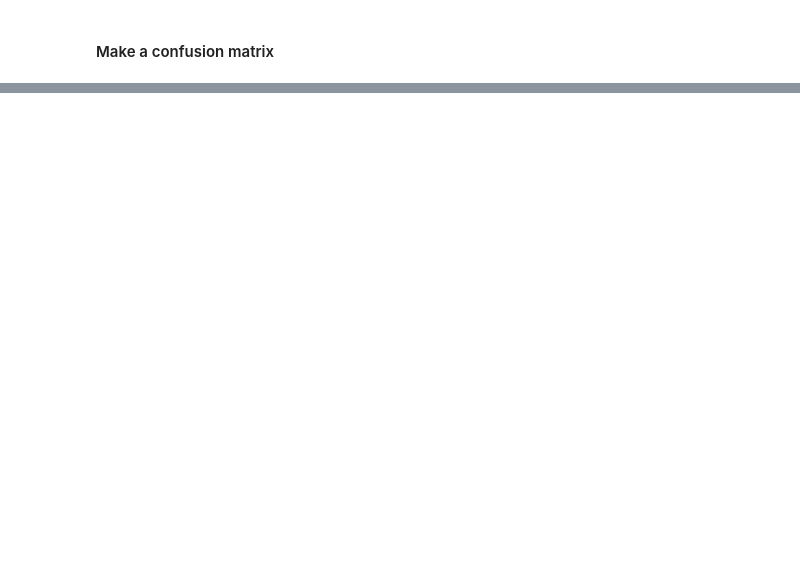
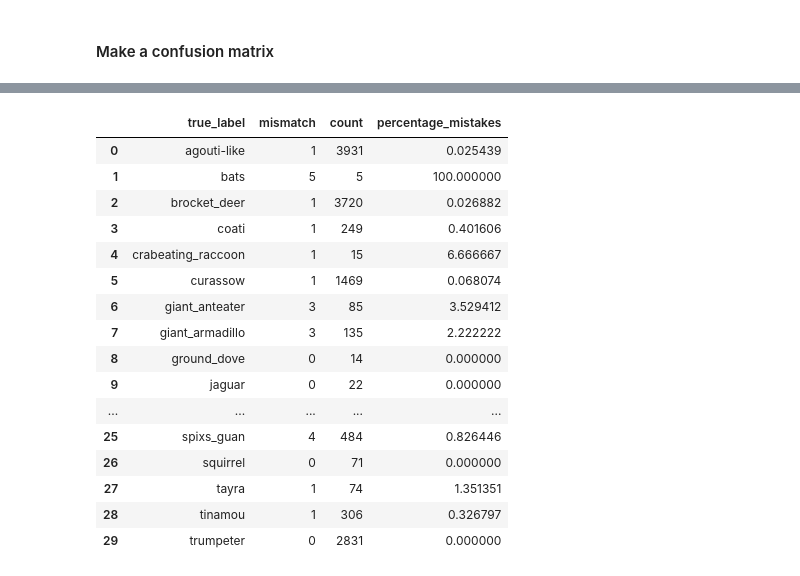
Before and after one commit to ThomasLuypaert/ABC_expeditions_classifier, a Jupyter notebook: notebooks/Model_inference.ipynb, the cells around one changed output, grey strips where cells are left out. Saved outputs shown, nothing was run; the diff lists cells and outputs as text; code cells hidden in the pictures; blank space fills up the shorter version.

```diff
--- a/notebooks/Model_inference.ipynb
+++ b/notebooks/Model_inference.ipynb
@@ -179,0 +255,38 @@ plt.show()
+# %%
+import pandas as pd
+import seaborn as sns
+import numpy as np
+import matplotlib.pyplot as plt
+import colorcet as cc
+
+n_annotations = df_summary_train['true_labels_full'].value_counts()
+
+mismatches_df = pd.DataFrame({"true_label":df_summary_train['true_labels_full'],
+                              "mismatch":(df_summary_train['pred_labels_full'] != df_summary_train['true_labels_full'])})
+
+
+mismatches_df = pd.merge(mismatches_df.groupby("true_label").sum().reset_index("true_label"),
+                        mismatches_df["true_label"].value_counts().reset_index("true_label"),
+                        on='true_label')
+
+mismatches_df["percentage_mistakes"] = (mismatches_df["mismatch"] / mismatches_df["count"])*100
+
+mismatches_df
+# %% [output]
+|  | true_label | mismatch | count | percentage_mistakes |
+| 0 | agouti-like | 1 | 3931 | 0.025439 |
+| 1 | bats | 5 | 5 | 100.000000 |
+| 2 | brocket_deer | 1 | 3720 | 0.026882 |
+| 3 | coati | 1 | 249 | 0.401606 |
+| 4 | crabeating_raccoon | 1 | 15 | 6.666667 |
+| 5 | curassow | 1 | 1469 | 0.068074 |
+| 6 | giant_anteater | 3 | 85 | 3.529412 |
+| 7 | giant_armadillo | 3 | 135 | 2.222222 |
+| 8 | ground_dove | 0 | 14 | 0.000000 |
+| 9 | jaguar | 0 | 22 | 0.000000 |
+| ... | ... | ... | ... | ... |
+| 25 | spixs_guan | 4 | 484 | 0.826446 |
+| 26 | squirrel | 0 | 71 | 0.000000 |
+| 27 | tayra | 1 | 74 | 1.351351 |
+| 28 | tinamou | 1 | 306 | 0.326797 |
+| 29 | trumpeter | 0 | 2831 | 0.000000 |
```
Also changed, not shown: parts of 8 cells of this notebook, 11 other files.
